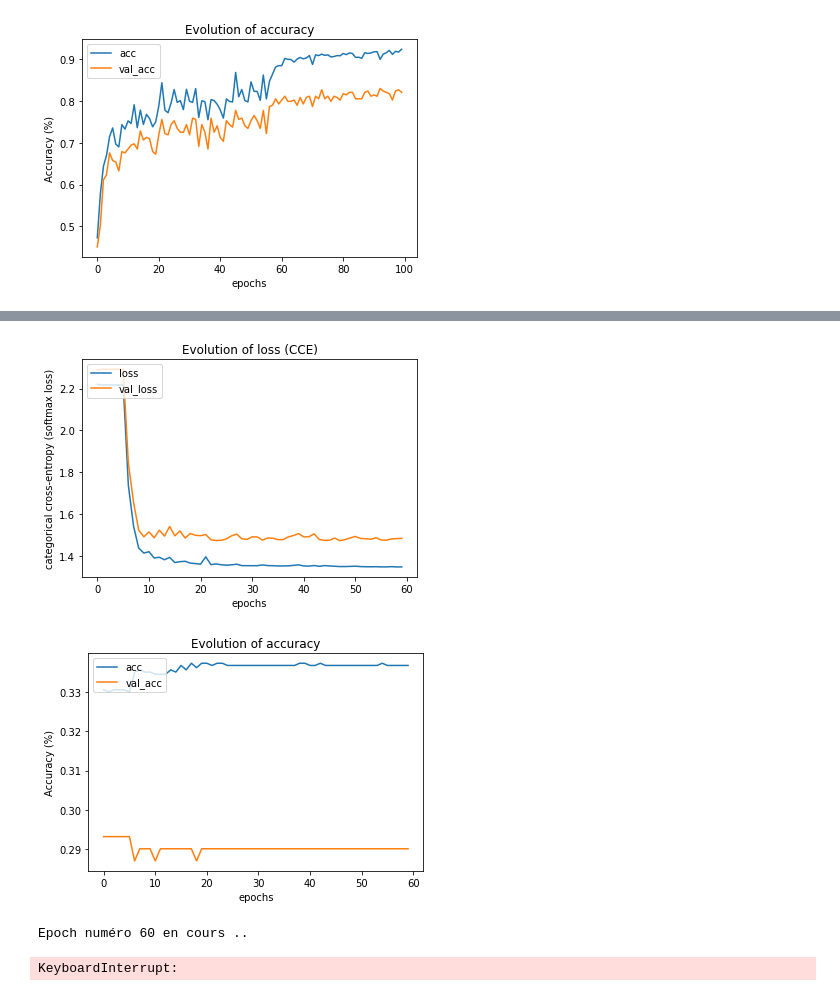
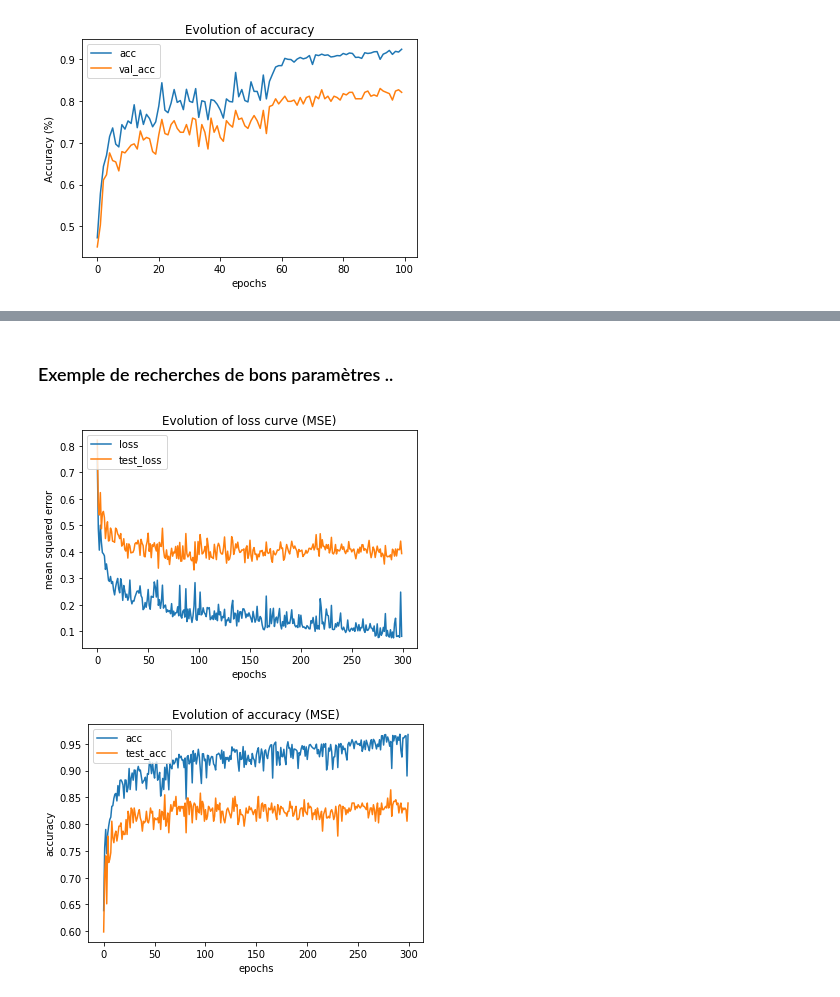
Before and after one commit to 0ENZO/Country_guesser, a Jupyter notebook: python/new_rapport.ipynb, the cells around one changed output, grey strips where cells are left out. Cells and saved outputs as stored; diff of their text form; code cells hidden in the pictures.

```diff
--- a/python/new_rapport.ipynb
+++ b/python/new_rapport.ipynb
@@ -187,7 +197,7 @@ et d'accuracy (taux de bonne réponse)
 from IPython.core.display import clear_output
 
 
-def show_graphs(model, epochs):
+def show_graphs(model, epochs, iterations_count=1728):
     losses = []
     test_losses = []
     accs = []
@@ -195,7 +205,7 @@ def show_graphs(model, epochs):
     (x_train, y_train), (x_test, y_test) = import_dataset()
     for epoch in range(epochs):
         print(f"Epoch numéro {epoch} en cours ..")
-        train_classification_stochastic_backprop_mlp_model(model, x_train.flatten(), y_train.flatten(), alpha=0.01, epochs=len(x_train))
+        train_classification_stochastic_backprop_mlp_model(model, x_train.flatten(), y_train.flatten(), alpha=0.01, epochs=iterations_count)
 
         train_predicted_outputs = [predict_mlp_model_classification(model, x, 3) for x in x_train]
         loss = mean_squared_error(y_train, train_predicted_outputs)
@@ -287,12 +316,12 @@ ITERATIONS :
+# %% [markdown]
+### Exemple de recherches de bons paramètres ..
 # %%
-np_arr = np.array([len(x_train[0]), 3])
+np_arr = np.array([len(x_train[0]), 32, 3])
 npl = np.ctypeslib.as_ctypes(np_arr)
 model = create_mlp_model(npl)
-show_graphs(model, 200)
+show_graphs(model, 300, iterations_count=200)
 destroy_mlp_model(model)
 # %% [output]
-[figure, old version]
+[figure, new version]
-[figure, old version]
+[figure, new version]
-Epoch numéro 60 en cours ..
-KeyboardInterrupt:
 # %%
```
Also changed, not shown: parts of 15 cells of this notebook, 46 other files.
